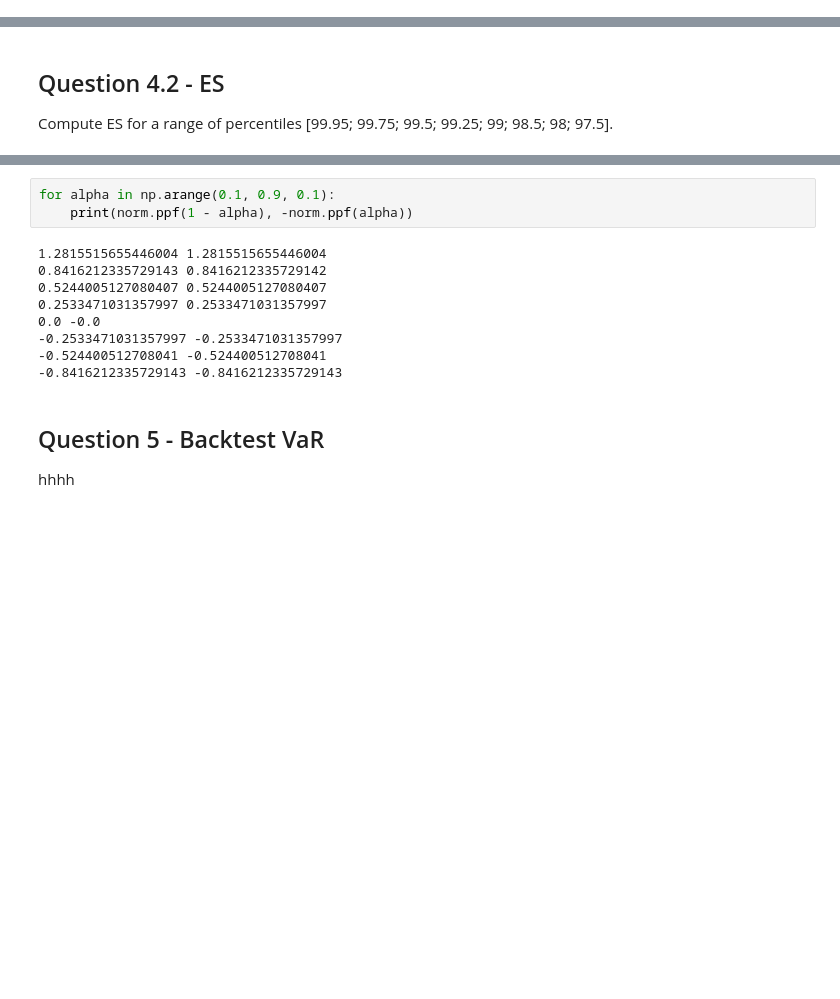
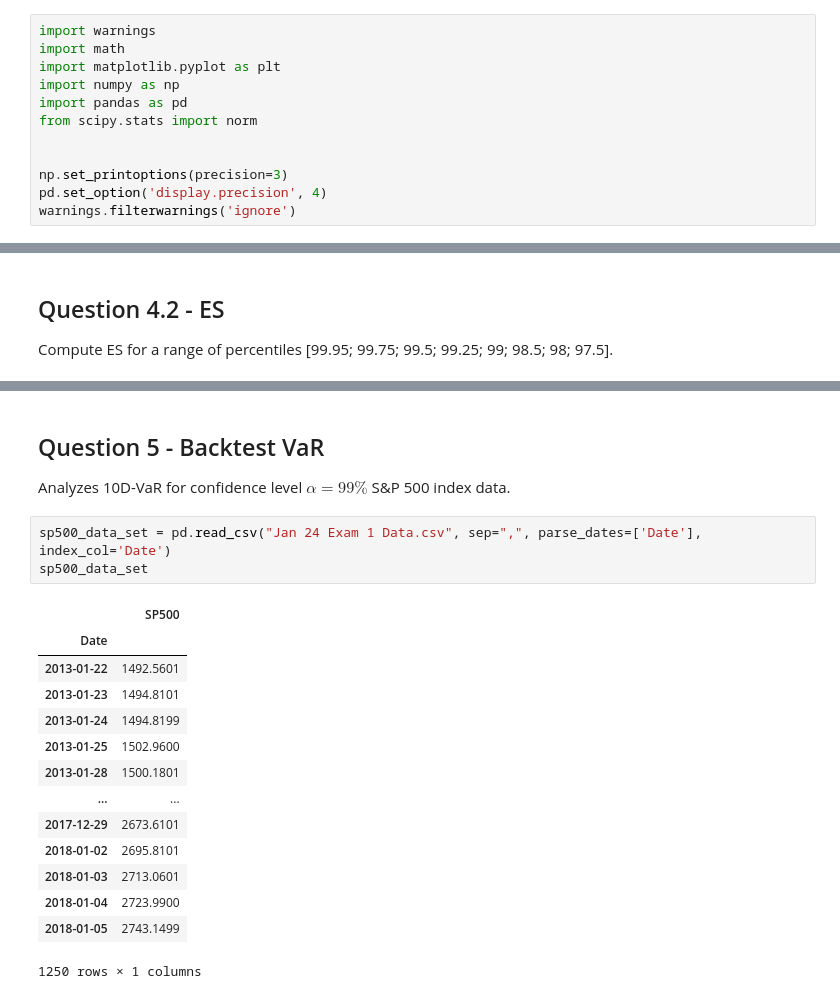
Before and after one commit to heidi123123/cqf, a Jupyter notebook: Exams/1/Exam1.ipynb, the cells around one changed output, grey strips where cells are left out. Drawn from its saved outputs; the diff is of its cells as text; blank space fills up the shorter version.

```diff
--- a/Exams/1/Exam1.ipynb
+++ b/Exams/1/Exam1.ipynb
@@ -2,6 +2,18 @@
 # CQF Exam One
 
 ## January 2024 Cohort
+# %%
+import warnings
+import math
+import matplotlib.pyplot as plt
+import numpy as np
+import pandas as pd
+from scipy.stats import norm
+
+
+np.set_printoptions(precision=3)
+pd.set_option('display.precision', 4)
+warnings.filterwarnings('ignore')
 # %% [markdown]
 ## Question 1
 
@@ -464,16 +462,22 @@ df
-# %%
-for alpha in np.arange(0.1, 0.9, 0.1):
-    print(norm.ppf(1 - alpha), -norm.ppf(alpha))
-# %% [output]
-1.2815515655446004 1.2815515655446004
-0.8416212335729143 0.8416212335729142
-0.5244005127080407 0.5244005127080407
-0.2533471031357997 0.2533471031357997
-0.0 -0.0
--0.2533471031357997 -0.2533471031357997
--0.524400512708041 -0.524400512708041
--0.8416212335729143 -0.8416212335729143
 # %% [markdown]
 ## Question 5 - Backtest VaR
 
-hhhh
+Analyzes 10D-VaR for confidence level $\alpha=99\%$ S&P 500 index data.
+# %%
+sp500_data_set = pd.read_csv("Jan 24 Exam 1 Data.csv", sep=",", parse_dates=['Date'], index_col='Date')
+sp500_data_set
+# %% [output]
+|  | SP500 |
+| Date |  |
+| 2013-01-22 | 1492.5601 |
+| 2013-01-23 | 1494.8101 |
+| 2013-01-24 | 1494.8199 |
+| 2013-01-25 | 1502.9600 |
+| 2013-01-28 | 1500.1801 |
+| ... | ... |
+| 2017-12-29 | 2673.6101 |
+| 2018-01-02 | 2695.8101 |
+| 2018-01-03 | 2713.0601 |
+| 2018-01-04 | 2723.9900 |
+| 2018-01-05 | 2743.1499 |
+1250 rows × 1 columns
```
Also changed, not shown: parts of 12 cells of this notebook, 1 other file.
